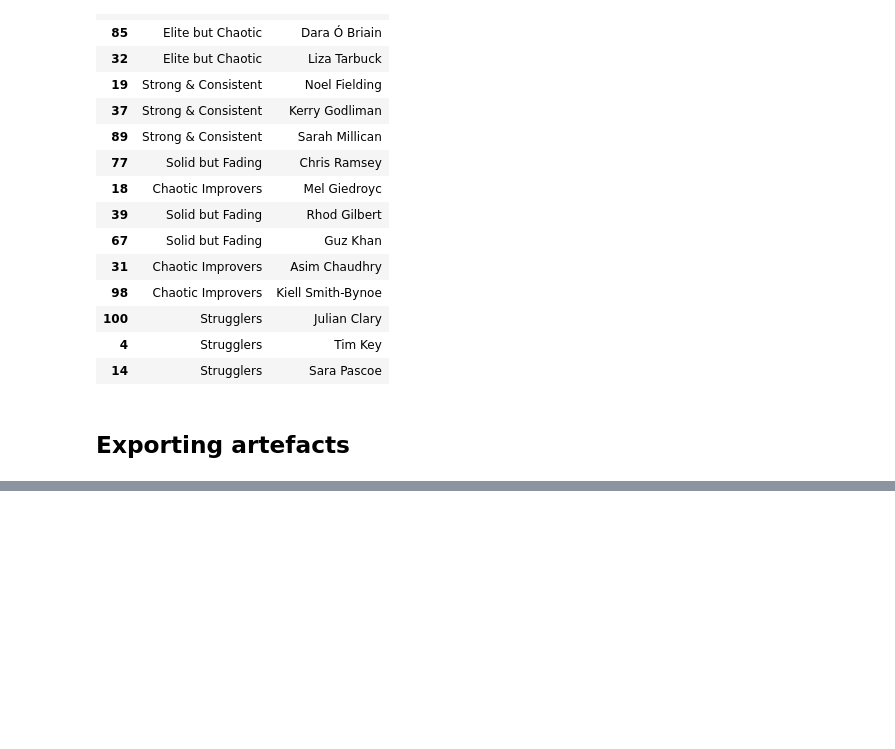
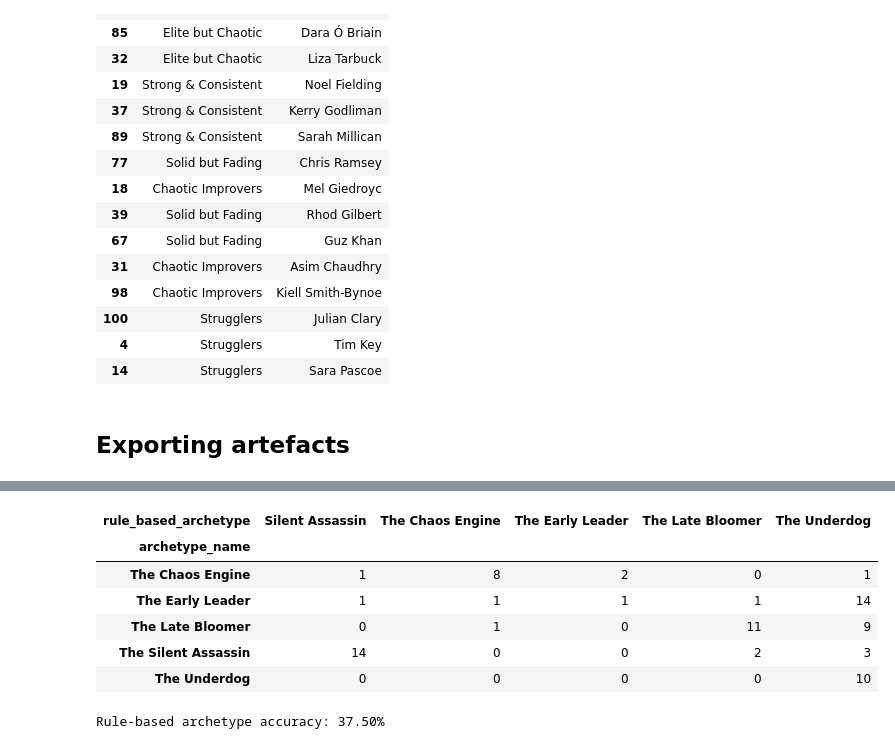
Before and after one commit to keira-p/tasklab, a Jupyter notebook: notebooks/02_archetypes.ipynb, the cells around one changed output, grey strips where cells are left out. Saved outputs shown, nothing was run; the diff lists cells and outputs as text; code cells hidden in the pictures; blank space fills up the shorter version.

```diff
--- a/notebooks/02_archetypes.ipynb
+++ b/notebooks/02_archetypes.ipynb
@@ -541,0 +740,20 @@ archetype_df[[
+# %%
+# Confusion matrix to compare the two archetype assignments
+pd.crosstab(
+    archetype_df["archetype_name"],
+    archetype_df["rule_based_archetype"]
+)
+# %% [output]
+| rule_based_archetype | Silent Assassin | The Chaos Engine | The Early Leader | The Late Bloomer | The Underdog |
+| archetype_name |  |  |  |  |  |
+| The Chaos Engine | 1 | 8 | 2 | 0 | 1 |
+| The Early Leader | 1 | 1 | 1 | 1 | 14 |
+| The Late Bloomer | 0 | 1 | 0 | 11 | 9 |
+| The Silent Assassin | 14 | 0 | 0 | 2 | 3 |
+| The Underdog | 0 | 0 | 0 | 0 | 10 |
+# %%
+# Accuracy of rule-based archetypes compared to KMeans archetypes
+accuracy = np.mean(archetype_df["archetype_name"] == archetype_df["rule_based_archetype"])
+print(f"Rule-based archetype accuracy: {accuracy:.2%}")
+# %% [output]
+Rule-based archetype accuracy: 37.50%
```
Also changed, not shown: parts of 19 cells of this notebook.
